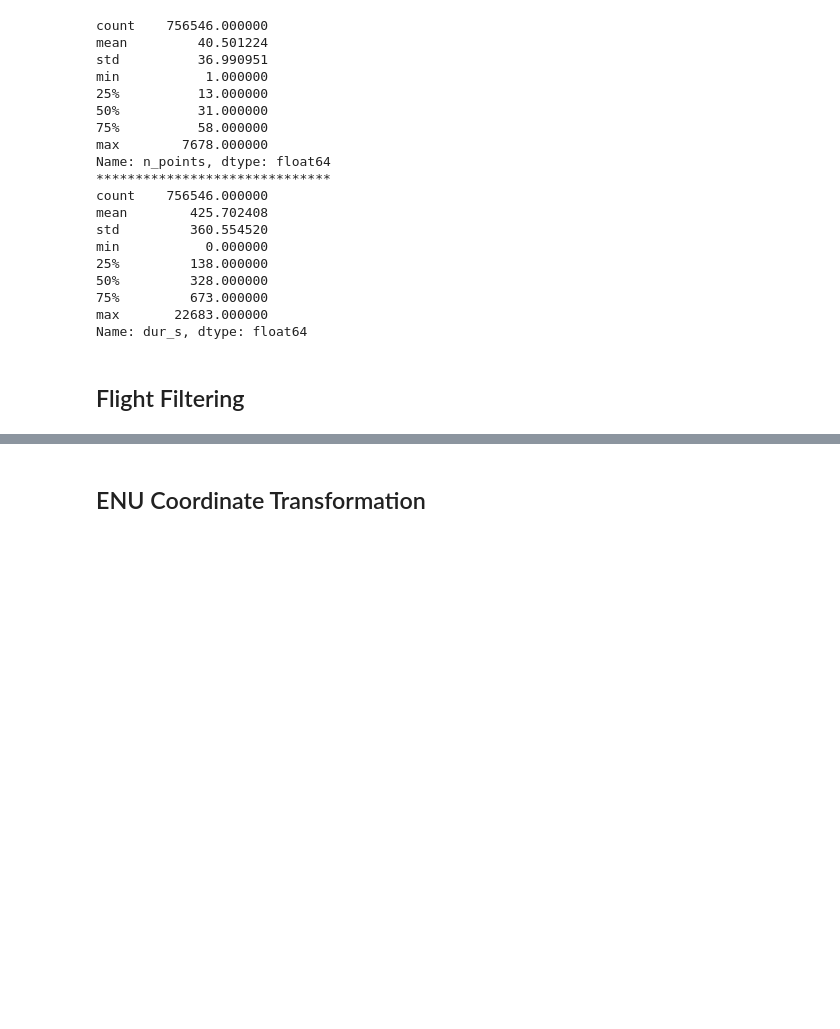
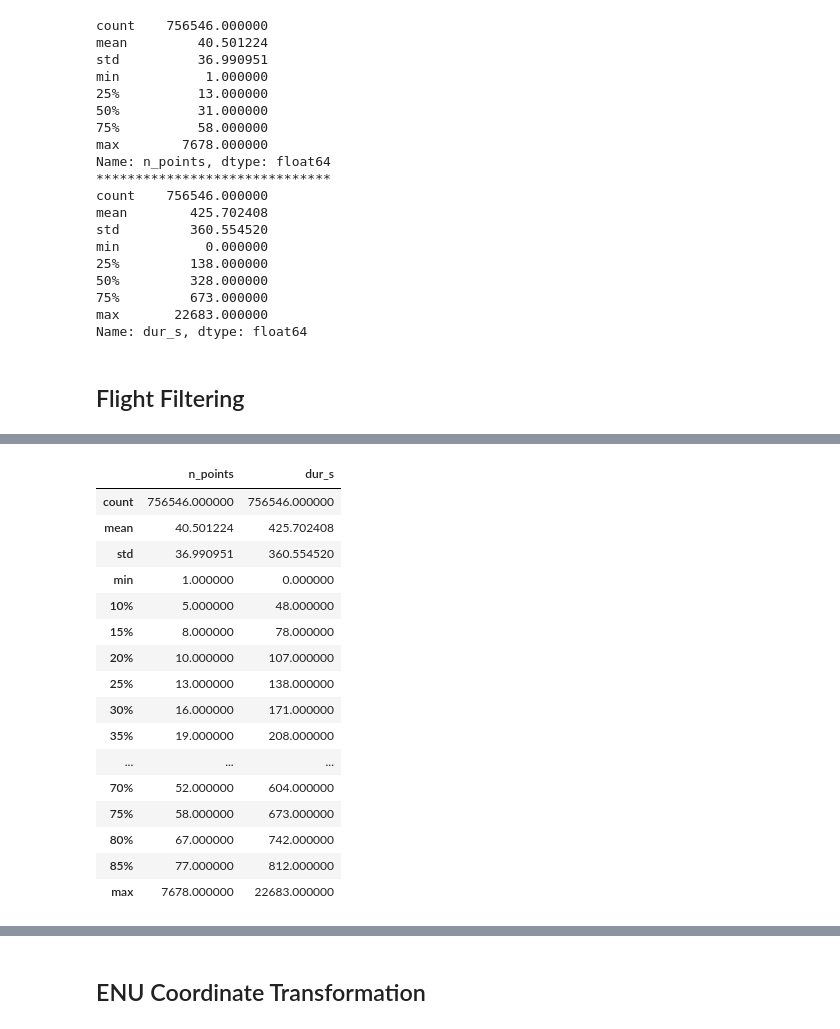
Before and after one commit to yyigitturan/ist-airport-decision-support-system, a Jupyter notebook: src/processing/trajectory_bronze_to_silver.ipynb, the cells around one changed output, grey strips where cells are left out. Drawn from its saved outputs; the diff is of its cells as text; code cells hidden in the pictures; blank space fills up the shorter version.

```diff
--- a/src/processing/trajectory_bronze_to_silver.ipynb
+++ b/src/processing/trajectory_bronze_to_silver.ipynb
@@ -121,7 +121,14 @@ df = df[
 # %%
 df = df.sort_values(["icao", "point_timestamp"]).reset_index(drop=True)
 # %%
-df["dt_s"] = df.groupby("icao")["point_timestamp"].diff().dt.total_seconds()
+df["dt_s"] = (
+    df
+    .groupby("icao")["point_timestamp"]
+    .diff()
+    .dt.total_seconds()
+    .fillna(0)
+    .astype("float32")
+)
 # %%
 (df["dt_s"] < 0).sum()
 # %% [output]
@@ -233,14 +246,12 @@ df = df.dropna(subset=["icao", "point_timestamp"]).copy()
 
 df = df.sort_values(["icao", "point_timestamp"]).reset_index(drop=True)
 
-df["dt_s"] = df.groupby("icao")["point_timestamp"].diff().dt.total_seconds()
-
-df["episode_start"] = (
-    (df["dt_s"] > MAX_GAP_S) |
-    df["icao"].ne(df["icao"].shift(1))
+df["dt_s"] = (
+    df.groupby("icao")["point_timestamp"]
+      .diff().dt.total_seconds().fillna(0)
 )
 
-
+df["episode_start"] = df["dt_s"].gt(MAX_GAP_S)
 df["episode_id"] = df.groupby("icao")["episode_start"].cumsum().astype("int32")
 df["flight_id"] = df["icao"].astype(str) + "_" + df["episode_id"].astype(str)
 # %%
@@ -278,0 +302,32 @@ Name: dur_s, dtype: float64
+# %%
+flight_stats = df.groupby("flight_id").agg(
+    n_points=("point_timestamp","size"),
+    t_start=("point_timestamp","min"),
+    t_end=("point_timestamp","max"),
+)
+
+flight_stats["dur_s"] = (
+    flight_stats["t_end"] - flight_stats["t_start"]
+).dt.total_seconds()
+
+TOTAL = len(flight_stats)
+
+flight_stats.describe(np.arange(0.1,0.9,0.05))
+# %% [output]
+|  | n_points | dur_s |
+| count | 756546.000000 | 756546.000000 |
+| mean | 40.501224 | 425.702408 |
+| std | 36.990951 | 360.554520 |
+| min | 1.000000 | 0.000000 |
+| 10% | 5.000000 | 48.000000 |
+| 15% | 8.000000 | 78.000000 |
+| 20% | 10.000000 | 107.000000 |
+| 25% | 13.000000 | 138.000000 |
+| 30% | 16.000000 | 171.000000 |
+| 35% | 19.000000 | 208.000000 |
+| ... | ... | ... |
+| 70% | 52.000000 | 604.000000 |
+| 75% | 58.000000 | 673.000000 |
+| 80% | 67.000000 | 742.000000 |
+| 85% | 77.000000 | 812.000000 |
+| max | 7678.000000 | 22683.000000 |
```
Also changed, not shown: parts of 32 cells of this notebook.
